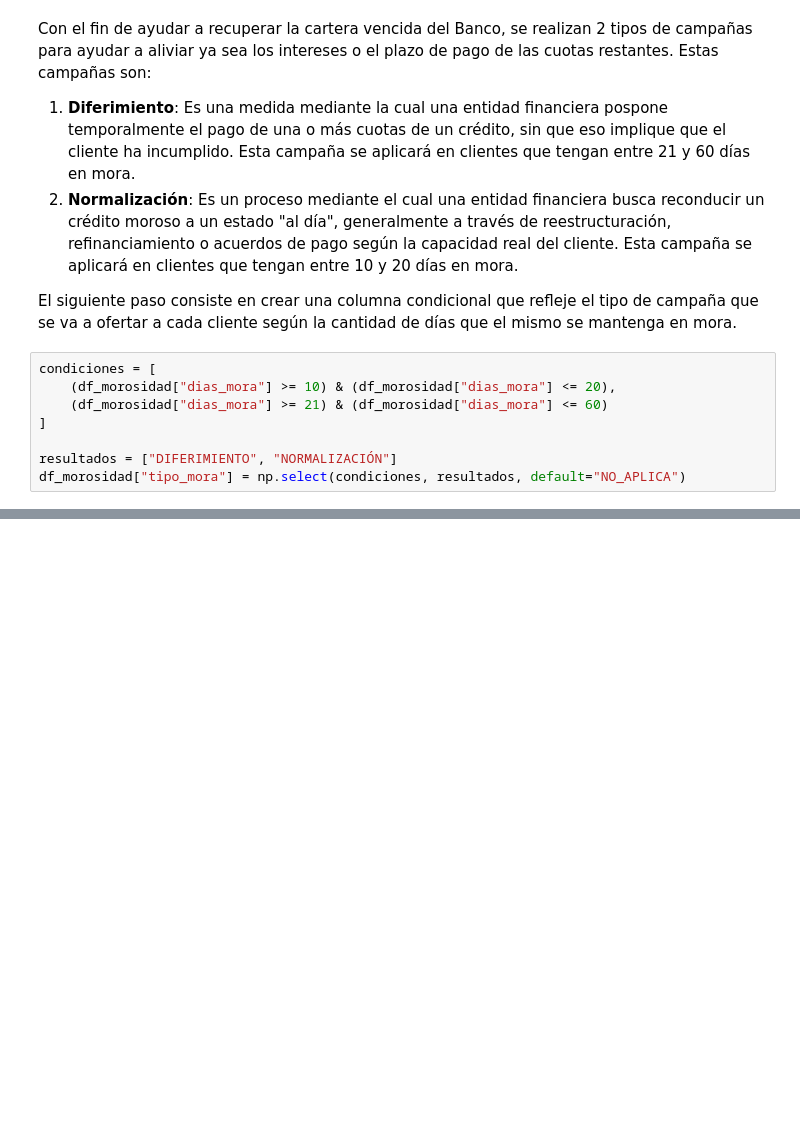
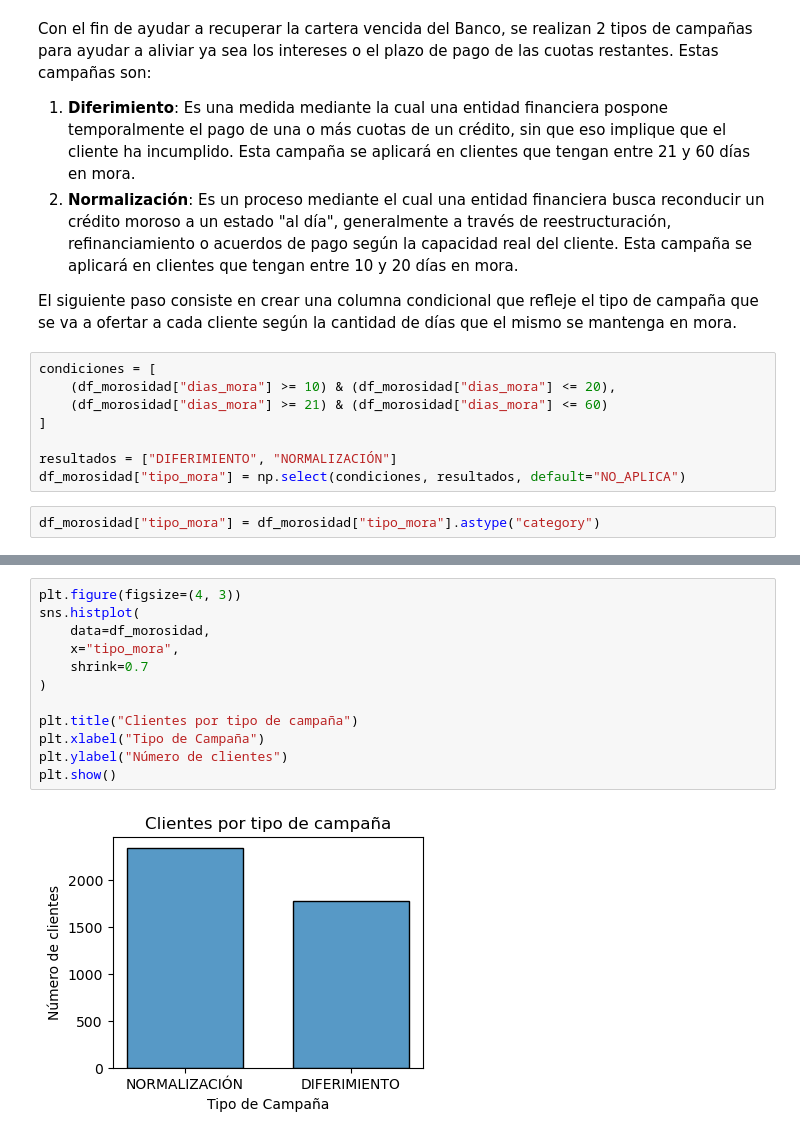
Before and after one commit to carlos-calderon-cabezas/financial-relief-analysis, a Jupyter notebook: analisis_alivio_financiero.ipynb, the cells around one changed output, grey strips where cells are left out. Cells and saved outputs as stored; diff of their text form; blank space fills up the shorter version.

Commit message:
added first graphic

```diff
--- a/analisis_alivio_financiero.ipynb
+++ b/analisis_alivio_financiero.ipynb
@@ -180,3 +182,5 @@ condiciones = [
 
 resultados = ["DIFERIMIENTO", "NORMALIZACIÓN"]
 df_morosidad["tipo_mora"] = np.select(condiciones, resultados, default="NO_APLICA")
+# %%
+df_morosidad["tipo_mora"] = df_morosidad["tipo_mora"].astype("category")
@@ -182,0 +203,14 @@ df_morosidad["tipo_mora"] = np.select(condiciones, resultados, default="NO_APLIC
+# %%
+plt.figure(figsize=(4, 3))
+sns.histplot(
+    data=df_morosidad,
+    x="tipo_mora",
+    shrink=0.7
+)
+
+plt.title("Clientes por tipo de campaña")
+plt.xlabel("Tipo de Campaña")
+plt.ylabel("Número de clientes")
+plt.show()
+# %% [output]
+[figure, added]
```
Also changed, not shown: parts of 3 cells of this notebook.
